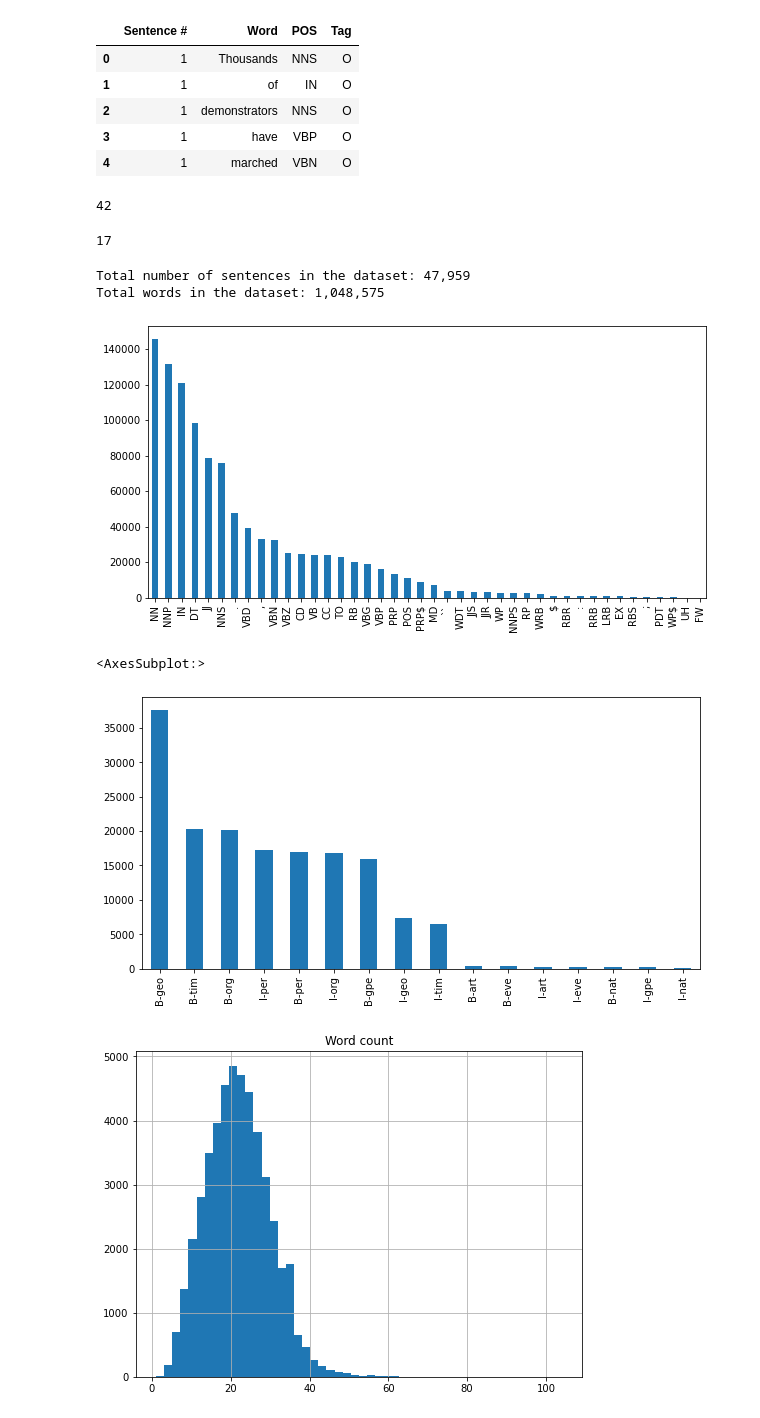
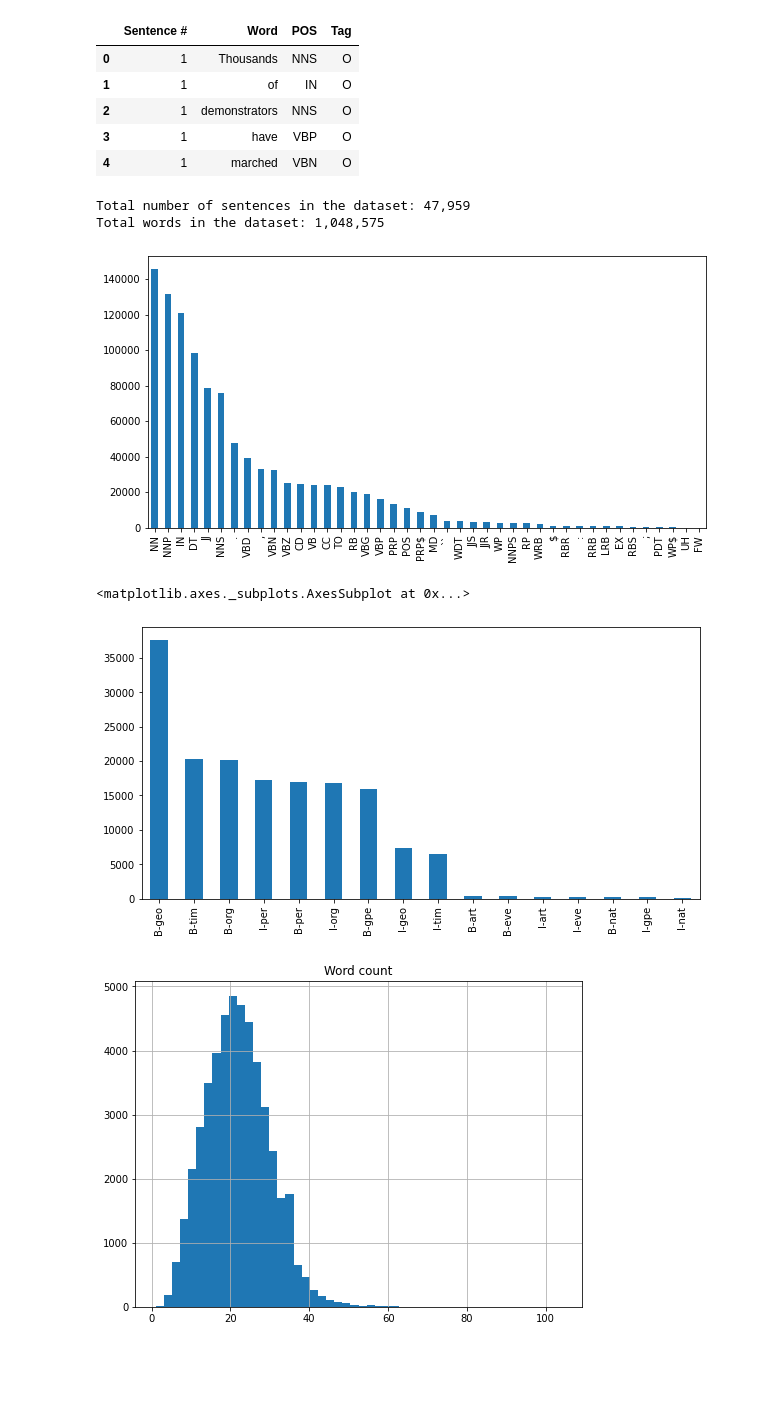
Before and after one commit to archanakalburgi/Named_Entity_Recognition, a Jupyter notebook: ner_models.ipynb, the cells around one changed output. Drawn from its saved outputs; the diff is of its cells as text; code cells hidden in the pictures; blank space fills up the shorter version.

```diff
--- a/ner_models.ipynb
+++ b/ner_models.ipynb
@@ -40,5 +58,5 @@ from tensorflow_addons.layers import CRF
 # %%
-data_df = pd.read_csv("ner_dataset.csv", encoding="iso-8859-1", header=0)
+data_df = pd.read_csv("/content/drive/MyDrive/CS-583-Bert-Named-Entity /ner_dataset.csv", encoding="iso-8859-1", header=0)
 data_df.head()
 # %% [output]
 |  | Sentence # | Word | POS | Tag |
@@ -50,8 +70,8 @@ data_df.head()
 # %%
-df = data_df.fillna(method="ffill")
-df["Sentence #"] = df["Sentence #"].apply(lambda s: s[9:])
-df["Sentence #"] = df["Sentence #"].astype("int32")
-df.head()
+data_df = data_df.fillna(method="ffill")
+data_df["Sentence #"] = data_df["Sentence #"].apply(lambda s: s[9:])
+data_df["Sentence #"] = data_df["Sentence #"].astype("int32")
+data_df.head()
 # %% [output]
 |  | Sentence # | Word | POS | Tag |
 | 0 | 1 | Thousands | NNS | O |
@@ -59,10 +79,4 @@ df.head()
 | 2 | 1 | demonstrators | NNS | O |
 | 3 | 1 | have | VBP | O |
 | 4 | 1 | marched | VBN | O |
-# %%
-print(df["POS"].nunique())
-df["Tag"].nunique()
-# %% [output]
-42
-17
 # %%
@@ -72,12 +86,12 @@ print("Total words in the dataset: {:,}".format(df.shape[0]))
 Total number of sentences in the dataset: 47,959
 Total words in the dataset: 1,048,575
 # %%
-df["POS"].value_counts().plot(kind="bar", figsize=(10,5));
+data_df["POS"].value_counts().plot(kind="bar", figsize=(10,5));
 # %% [output]
-[figure, old version]
+[figure, new version]
 # %%
-df[df["Tag"]!="O"]["Tag"].value_counts().plot(kind="bar", figsize=(10,5))
+data_df[data_df["Tag"]!="O"]["Tag"].value_counts().plot(kind="bar", figsize=(10,5))
 # %% [output]
-<AxesSubplot:>
+<matplotlib.axes._subplots.AxesSubplot at 0x...>
 [figure]
 # %%
```
Also changed, not shown: parts of 32 cells of this notebook, 2 other files.
